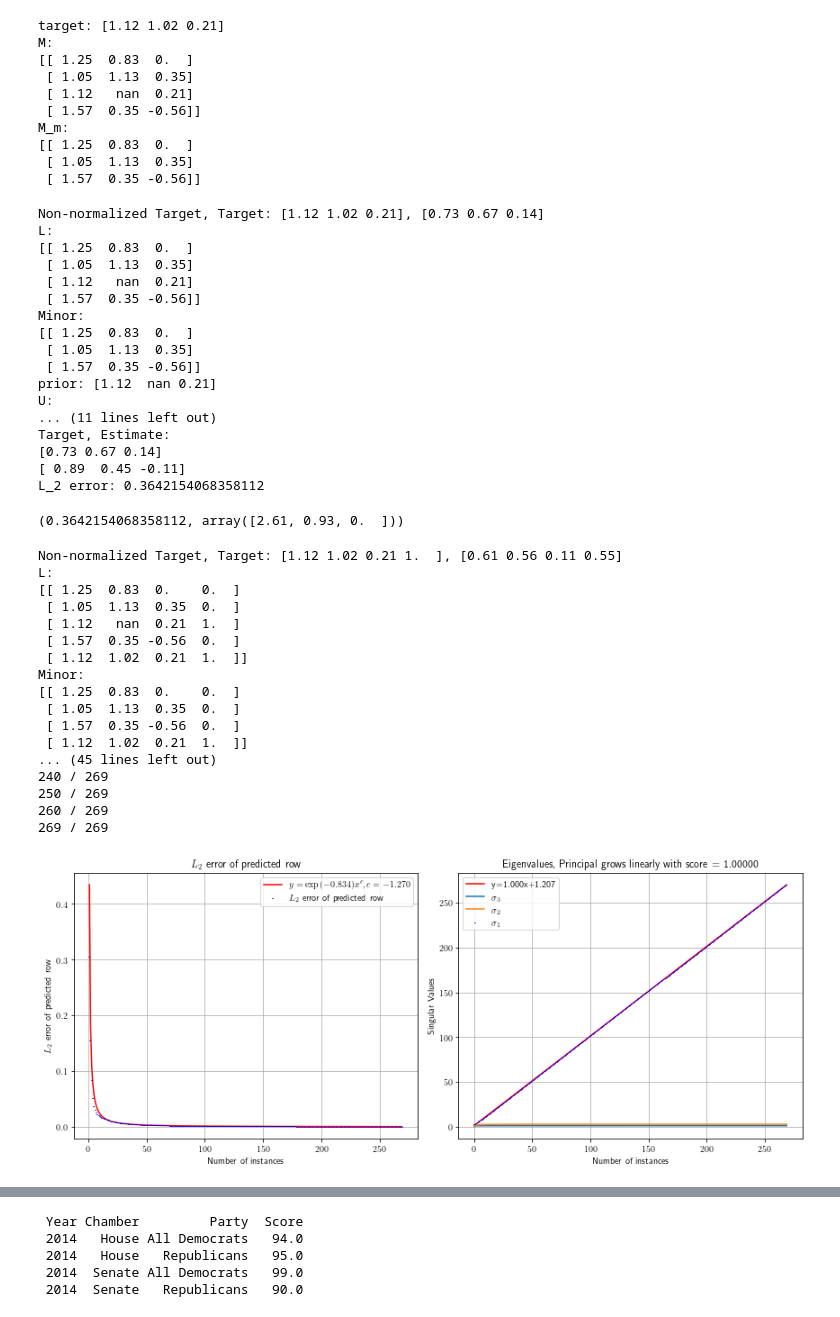
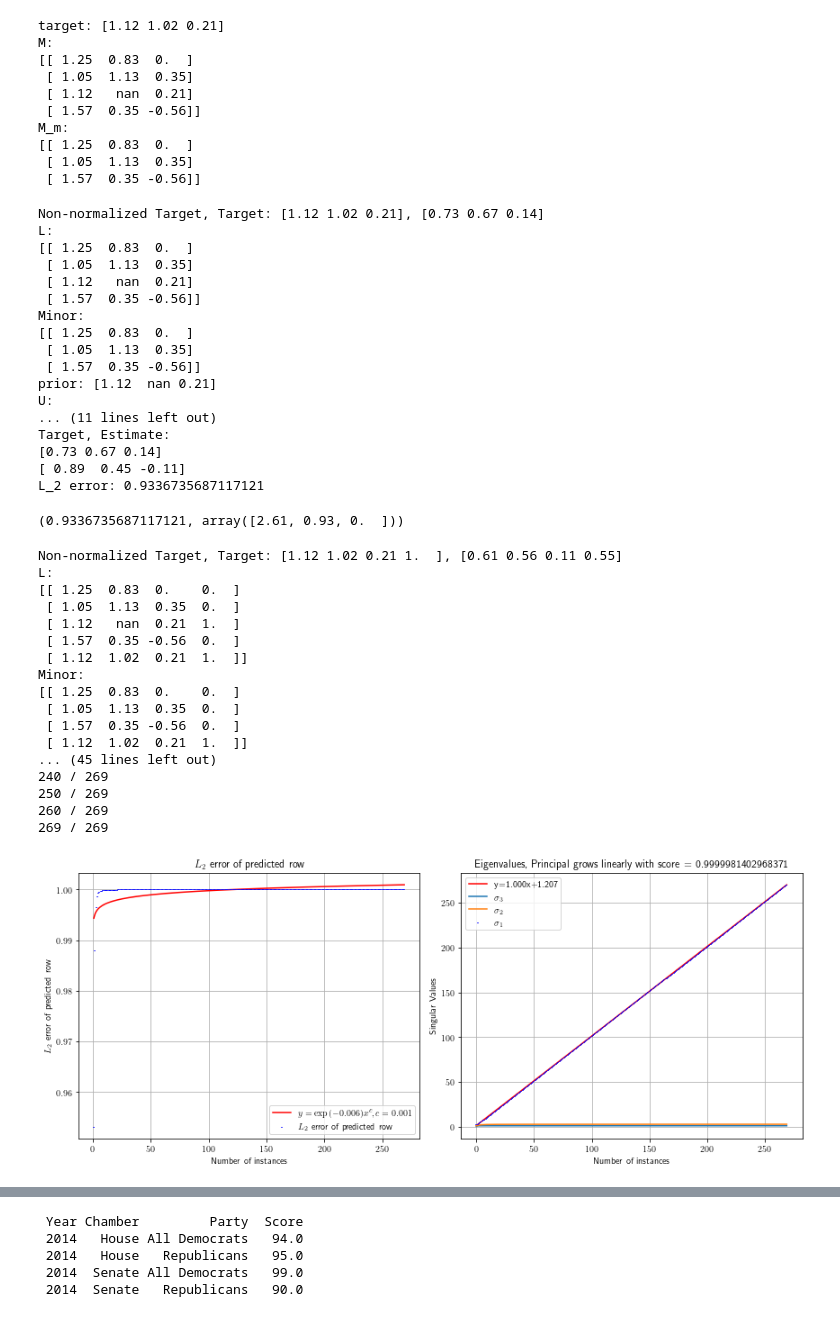
Before and after one commit to mathemonads/echochamber, a Jupyter notebook: chambers.ipynb, the cells around one changed output, grey strips where cells are left out. Saved outputs shown, nothing was run; the diff lists cells and outputs as text; code cells hidden in the pictures.

Commit message:
update L2 norm of difference to dot product

```diff
--- a/chambers.ipynb
+++ b/chambers.ipynb
@@ -111,6 +110,8 @@ def influence_user(matrix, instances=0, r=2, c=1, party_line=True):
         chamber = np.tile(echo[np.newaxis,:], (instances,1))
         M = np.vstack((M, chamber))
     target = M[r,:].copy()
+    if not party_line:
+        M = M + np.random.normal(0, 0.1, M.shape)
     M[r,c] = np.nan
     minor = np.delete(M, r, axis=0)
     return M, minor, target
@@ -129,52 +130,11 @@ M_m:
  [ 1.05  1.13  0.35]
  [ 1.57  0.35 -0.56]]
 # %%
-def fill(L, c=2, instances=0, verbose=1):
-    L, L_minor = influence(L.copy(), instances=instances)
-    prior = L[:,c]
-    print(f"L:\n{L}\nL_m = maximal complete minor of L:\n{L_minor}\nprior = new column with missing entries to be determined:\n{prior.reshape(-1,1)}")
-    U, S, Vt = svd(L_minor)
-    print(f"Singular Value Decomposition U S Vt of the minor")
-    print(U.shape, S.shape, Vt.shape)
-    print(f"U:{U}\nS:\n{S}\nVt:{Vt}\n")
-    r = 1
-    prior[r] = np.nan
-    non_nan = ~np.isnan(prior)
-    x = prior[non_nan]
-    U_n = U[non_nan]
-    coef = np.dot(U_n.T, x) / np.linalg.norm(U, axis=0)**2
-    post = np.dot(U, coef)
-    est = np.dot(U, coef)
-    print(coef)
-    print(est)
-    print(U.shape, coef.shape, est.shape)
-
-    A = np.dot(U, np.dot(S, Vt))
-    Ln = np.nan_to_num(L, nan=0.0)
-    k = Ln[:,c]
-
-    mk = k[non_nan]
-    mA = A[non_nan,:]
-    d = np.linalg.norm(mA-mk[:,np.newaxis], axis=0)
-    nearest_c = np.argmin(d)
-    nearest_neighbor = A[:,nearest_c]
-    neighbor = nearest_neighbor + (Ln[:,c]-nearest_neighbor) * k / np.linalg.norm(k)
-
-    C = mA
-    coef, _, _, _ = np.linalg.lstsq(C, mk, rcond=None)
-    combo = np.dot(A, coef)
-    mixture = combo + (Ln[:,c]-combo) * k / np.linalg.norm(k)
-    guess = est + (Ln[:,c] - est) * k / np.linalg.norm(k)
-    print(f"guess: {guess}")
-    return L.copy(), Ln.copy(), L_minor.copy(), neighbor, mixture, U, S, Vt, est, e
-
-def fill_user(L, r=2, instances=0, threshold=-np.inf, verbose=VERBOSE):
-    L,L_minor,target = influence_user(L, instances=instances)
+def fill_user(L, r=2, instances=0, threshold=-np.inf, verbose=VERBOSE, party_line=True):
+    L,L_minor,target = influence_user(L, instances=instances, party_line=party_line)
     unit = target / np.linalg.norm(target)
     prior = L[r,:]
-
     U, S, Vt = svd(L_minor, threshold=threshold)
-
     non_nan = ~np.isnan(prior)
     x = prior[non_nan]
     Vt_n = Vt
@@ -186,8 +146,7 @@ def fill_user(L, r=2, instances=0, threshold=-np.inf, verbose=VERBOSE):
     est = np.dot(c, np.dot(S, Vt))
     n = np.linalg.norm(est)
     est_norm = est / n
-    e = np.linalg.norm(est_norm-unit)
-
+    e = np.dot(est_norm, unit) # np.linalg.norm(est_norm-unit)
     if verbose > 0:
         if verbose > 1:
             print(f"Non-normalized Target, Target: {target}, {unit}")
@@ -220,8 +179,8 @@ U:
 Target, Estimate:
 [0.73 0.67 0.14]
 [ 0.89  0.45 -0.11]
-L_2 error: 0.3642154068358112
+L_2 error: 0.9336735687117121
-(0.3642154068358112, array([2.61, 0.93, 0.  ]))
+(0.9336735687117121, array([2.61, 0.93, 0.  ]))
 # %%
 fill_user(L, instances=1, verbose=2)
 
@@ -234,7 +193,7 @@ Lam = np.zeros((len(INSTANCES),3))
 for instances in INSTANCES:
     if (instances % 10 == 0) or (instances==max_instances):
         print(f"{instances} / {max_instances:3}")
-    ei, Si = fill_user(L, instances=instances, verbose=0)
+    ei, Si = fill_user(L, instances=instances, verbose=0, party_line=True)
     e.append(ei)
     Lam[instances,0] = Si[0]
     Lam[instances,1] = Si[1]
@@ -250,8 +209,6 @@ plt.title("Plots")
 ax[0].plot(INSTANCES[1:], np.exp(np.log(INSTANCES[1:])*l.coef_[0] + l.intercept_), label=f"$\displaystyle y=\exp({l.intercept_:.3f})x^c, c={l.coef_[0]:.3f}$", linestyle="-", color="red")
 ax[0].scatter(INSTANCES[1:], e[1:], label=r"$L_2$ error of predicted row", marker="|", s=1, color="blue", zorder=3)
 ax[0].set_title(r"$L_2$ error of predicted row")
-# ax[0].set_yscale("log")
-# ax[0].set_xscale("log")
 ax[0].set_xlabel("Number of instances")
 ax[0].set_ylabel(r"$L_2$ error of predicted row")
 ax[0].grid(True, which="both")
@@ -259,35 +216,33 @@ ax[0].legend()
 
 ax[1].plot(INSTANCES, INSTANCES*p.coef_[0] + p.intercept_, label=f"y={p.coef_[0]:.3f}x+{p.intercept_:.3f}", linestyle="-", color="red")
 ax[1].plot(INSTANCES, Lam[:,2], label=r"$\sigma_3$")
 ax[1].plot(INSTANCES, Lam[:,1], label=r"$\sigma_2$")
 ax[1].scatter(INSTANCES, Lam[:,0], label=r'$\sigma_1$', marker="|", s=1, color="blue", zorder=3)
-ax[1].set_title(f"Eigenvalues, Principal grows linearly with score = {ps:.5f}")
-# ax[1].set_yscale("log")
-# ax[1].set_xscale("log")
+ax[1].set_title(f"Eigenvalues, Principal grows linearly with score = {ps}")
 ax[1].set_xlabel("Number of instances")
 ax[1].set_ylabel("Singular Values")
 ax[1].grid(True, which="both")
 ax[1].legend()
 
 plt.tight_layout()
 plt.show()
 # %% [output]
 Non-normalized Target, Target: [1.12 1.02 0.21 1.  ], [0.61 0.56 0.11 0.55]
 L:
 [[ 1.25  0.83  0.    0.  ]
  [ 1.05  1.13  0.35  0.  ]
  [ 1.12   nan  0.21  1.  ]
  [ 1.57  0.35 -0.56  0.  ]
  [ 1.12  1.02  0.21  1.  ]]
 Minor:
 [[ 1.25  0.83  0.    0.  ]
  [ 1.05  1.13  0.35  0.  ]
  [ 1.57  0.35 -0.56  0.  ]
  [ 1.12  1.02  0.21  1.  ]]
 ... (45 lines left out)
 240 / 269
 250 / 269
 260 / 269
 269 / 269
-[figure, old version]
+[figure, new version]
 # %%
```
Also changed, not shown: parts of 4 cells of this notebook, 3 other files.
